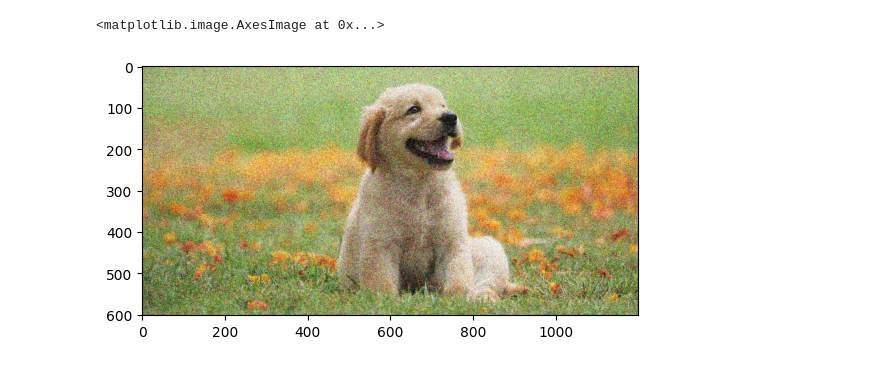
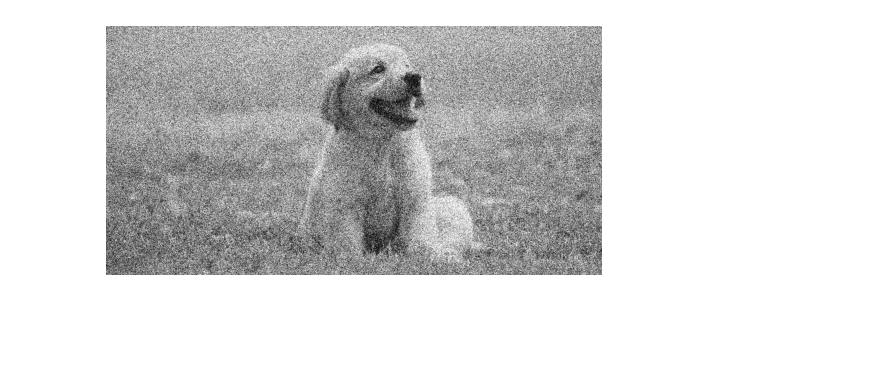
Before and after one commit to meshv-patel/CV-2026, a Jupyter notebook: Experiment-4/experiment-4.ipynb, the cells around one changed output. Cells and saved outputs as stored; diff of their text form; code cells hidden in the pictures; blank space fills up the shorter version.

```diff
--- a/Experiment-4/experiment-4.ipynb
+++ b/Experiment-4/experiment-4.ipynb
@@ -3,17 +3,18 @@ import numpy as np
 import cv2
 import matplotlib.pyplot as plt
 # %%
-image = cv2.imread("../Data/Dog.jpg")
+image = cv2.imread("../Data/Dog.jpg", cv2.IMREAD_GRAYSCALE)
 # %%
 mean = 0
-sigma = 50
+sigma = 75
 # %%
 noise = np.random.normal(mean, sigma, image.shape)
 noisy = image.astype(np.float32) + noise
 noisy = np.clip(noisy, 0, 255).astype(np.uint8)
 noisy = cv2.cvtColor(noisy, cv2.COLOR_BGR2RGB)
 # %%
-plt.imshow(noisy)
+plt.imshow(noisy, cmap="gray")
+plt.axis("off")
+plt.show()
 # %% [output]
-<matplotlib.image.AxesImage at 0x...>
-[figure, old version]
+[figure, new version]
```
Also changed, not shown: parts of 4 cells of this notebook.
